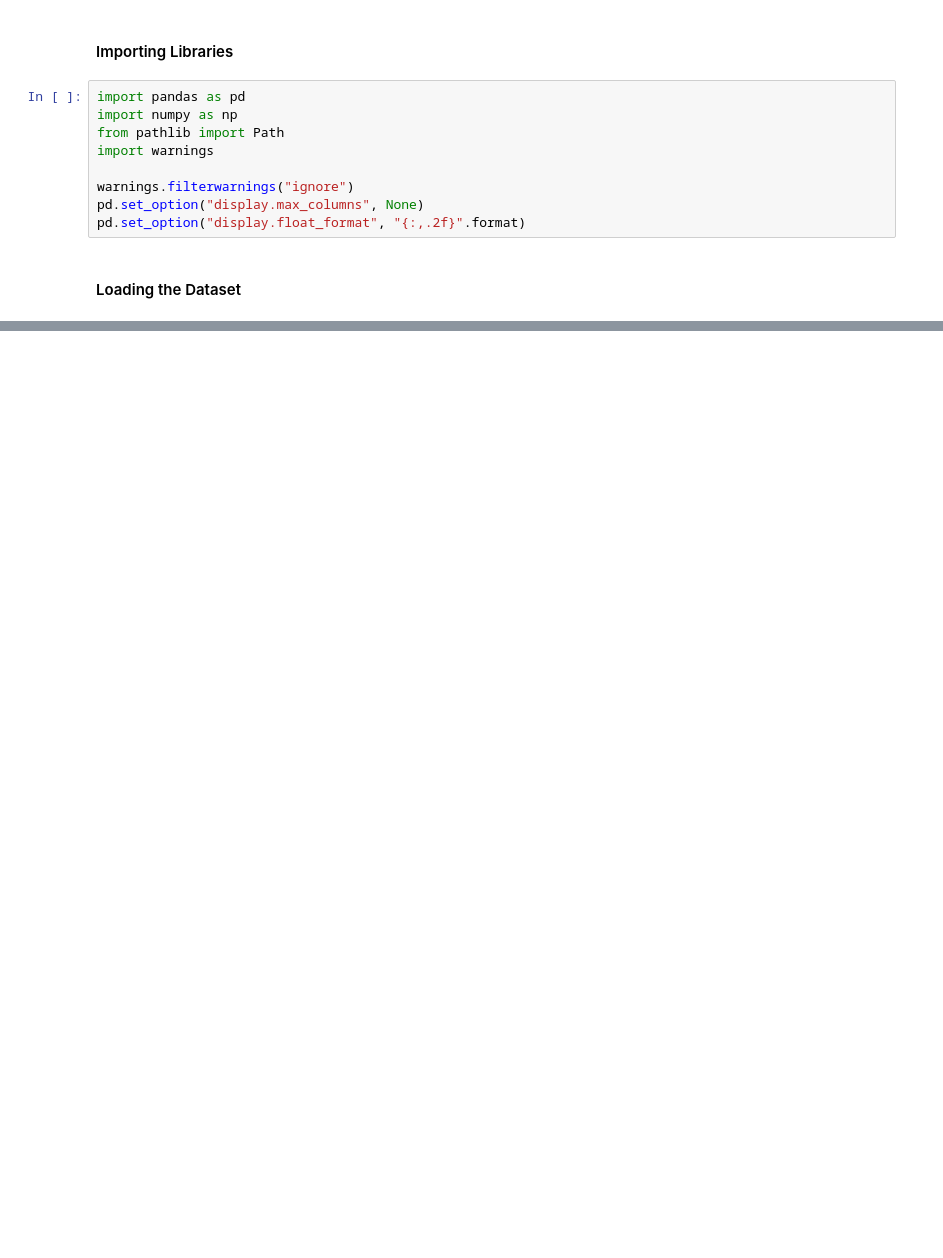
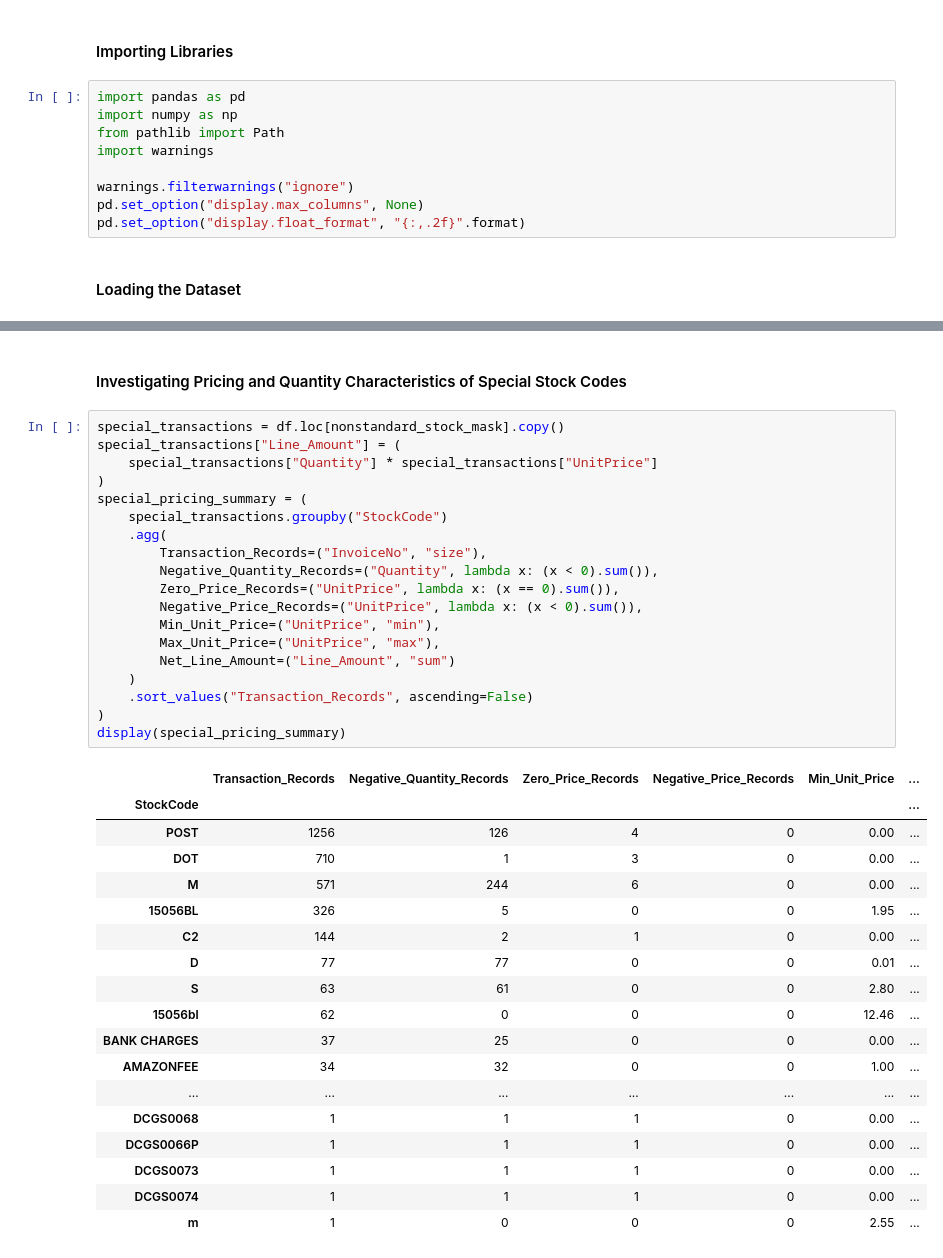
Before and after one commit to TejasMJ/Retail-Sales-Dynamics, a Jupyter notebook: notebooks/01_data_understanding.ipynb, the cells around one changed output, grey strips where cells are left out. Drawn from its saved outputs; the diff is of its cells as text; blank space fills up the shorter version.

Commit message:
Investigated Net Negative Amount

```diff
--- a/notebooks/01_data_understanding.ipynb
+++ b/notebooks/01_data_understanding.ipynb
@@ -26,0 +661,40 @@ Dataset Shape: (541909, 8)
+# %% [markdown]
+#### Investigating Pricing and Quantity Characteristics of Special Stock Codes
+# %%
+special_transactions = df.loc[nonstandard_stock_mask].copy()
+special_transactions["Line_Amount"] = (
+    special_transactions["Quantity"] * special_transactions["UnitPrice"]
+)
+special_pricing_summary = (
+    special_transactions.groupby("StockCode")
+    .agg(
+        Transaction_Records=("InvoiceNo", "size"),
+        Negative_Quantity_Records=("Quantity", lambda x: (x < 0).sum()),
+        Zero_Price_Records=("UnitPrice", lambda x: (x == 0).sum()),
+        Negative_Price_Records=("UnitPrice", lambda x: (x < 0).sum()),
+        Min_Unit_Price=("UnitPrice", "min"),
+        Max_Unit_Price=("UnitPrice", "max"),
+        Net_Line_Amount=("Line_Amount", "sum")
+    )
+    .sort_values("Transaction_Records", ascending=False)
+)
+display(special_pricing_summary)
+# %% [output]
+|  | Transaction_Records | Negative_Quantity_Records | Zero_Price_Records | Negative_Price_Records | Min_Unit_Price | ... |
+| StockCode |  |  |  |  |  | ... |
+| POST | 1256 | 126 | 4 | 0 | 0.00 | ... |
+| DOT | 710 | 1 | 3 | 0 | 0.00 | ... |
+| M | 571 | 244 | 6 | 0 | 0.00 | ... |
+| 15056BL | 326 | 5 | 0 | 0 | 1.95 | ... |
+| C2 | 144 | 2 | 1 | 0 | 0.00 | ... |
+| D | 77 | 77 | 0 | 0 | 0.01 | ... |
+| S | 63 | 61 | 0 | 0 | 2.80 | ... |
+| 15056bl | 62 | 0 | 0 | 0 | 12.46 | ... |
+| BANK CHARGES | 37 | 25 | 0 | 0 | 0.00 | ... |
+| AMAZONFEE | 34 | 32 | 0 | 0 | 1.00 | ... |
+| ... | ... | ... | ... | ... | ... | ... |
+| DCGS0068 | 1 | 1 | 1 | 0 | 0.00 | ... |
+| DCGS0066P | 1 | 1 | 1 | 0 | 0.00 | ... |
+| DCGS0073 | 1 | 1 | 1 | 0 | 0.00 | ... |
+| DCGS0074 | 1 | 1 | 1 | 0 | 0.00 | ... |
+| m | 1 | 0 | 0 | 0 | 2.55 | ... |
```
Also changed, not shown: parts of 95 cells of this notebook.
